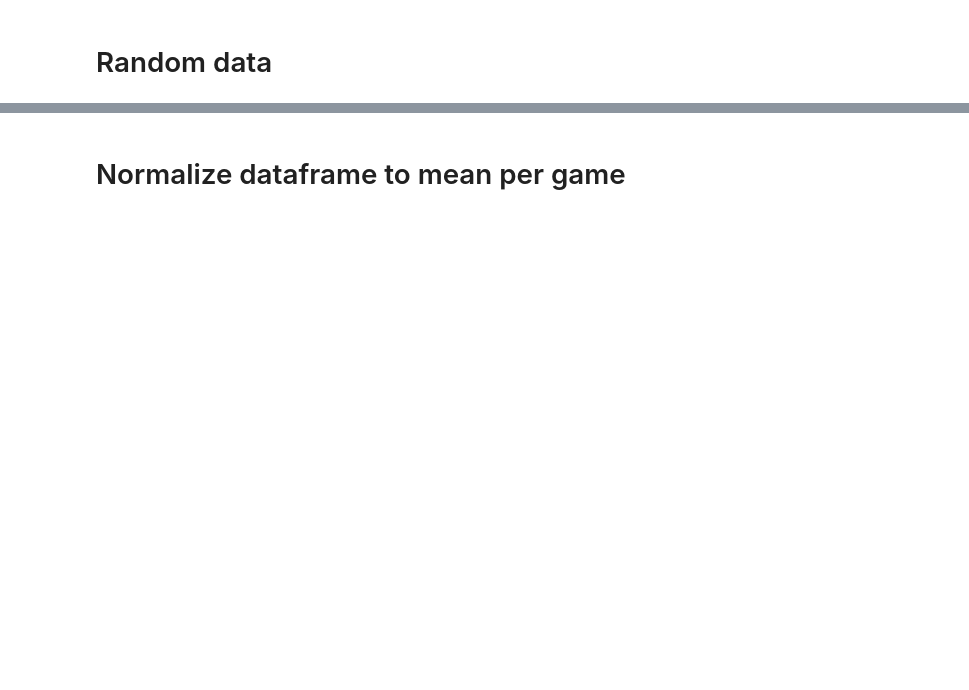
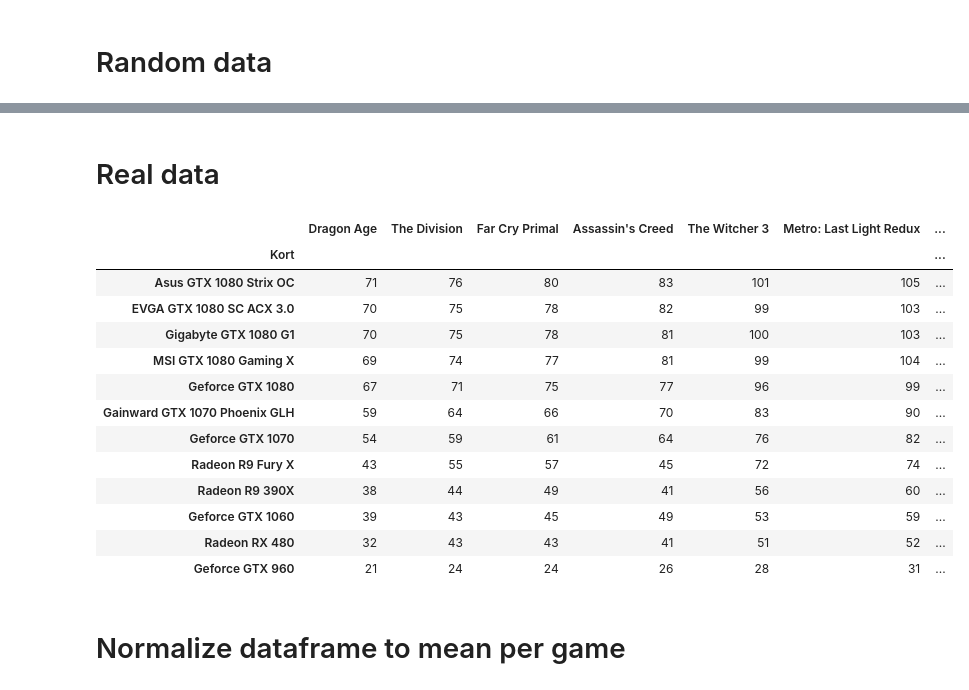
Before and after one commit to rsandstroem/IPythonNotebooks, a Jupyter notebook: PrestandaIndex/Sweclockers_PrestandaIndex.ipynb, the cells around one changed output, grey strips where cells are left out. Saved outputs shown, nothing was run; the diff lists cells and outputs as text; code cells hidden in the pictures; blank space fills up the shorter version.

Commit message:
Hand feed real values Improved plotly design

```diff
--- a/PrestandaIndex/Sweclockers_PrestandaIndex.ipynb
+++ b/PrestandaIndex/Sweclockers_PrestandaIndex.ipynb
@@ -41,3 +41,24 @@ df
+# %% [markdown]
+# Real data
+# %%
+df = pd.read_excel("rawdata.xlsx")
+df.set_index("Kort", inplace=True)
+df
+# %% [output]
+|  | Dragon Age | The Division | Far Cry Primal | Assassin's Creed | The Witcher 3 | Metro: Last Light Redux | ... |
+| Kort |  |  |  |  |  |  | ... |
+| Asus GTX 1080 Strix OC | 71 | 76 | 80 | 83 | 101 | 105 | ... |
+| EVGA GTX 1080 SC ACX 3.0 | 70 | 75 | 78 | 82 | 99 | 103 | ... |
+| Gigabyte GTX 1080 G1 | 70 | 75 | 78 | 81 | 100 | 103 | ... |
+| MSI GTX 1080 Gaming X | 69 | 74 | 77 | 81 | 99 | 104 | ... |
+| Geforce GTX 1080 | 67 | 71 | 75 | 77 | 96 | 99 | ... |
+| Gainward GTX 1070 Phoenix GLH | 59 | 64 | 66 | 70 | 83 | 90 | ... |
+| Geforce GTX 1070 | 54 | 59 | 61 | 64 | 76 | 82 | ... |
+| Radeon R9 Fury X | 43 | 55 | 57 | 45 | 72 | 74 | ... |
+| Radeon R9 390X | 38 | 44 | 49 | 41 | 56 | 60 | ... |
+| Geforce GTX 1060 | 39 | 43 | 45 | 49 | 53 | 59 | ... |
+| Radeon RX 480 | 32 | 43 | 43 | 41 | 51 | 52 | ... |
+| Geforce GTX 960 | 21 | 24 | 24 | 26 | 28 | 31 | ... |
 # %% [markdown]
 # Normalize dataframe to mean per game
 # %%
```
Also changed, not shown: parts of 7 cells of this notebook.
